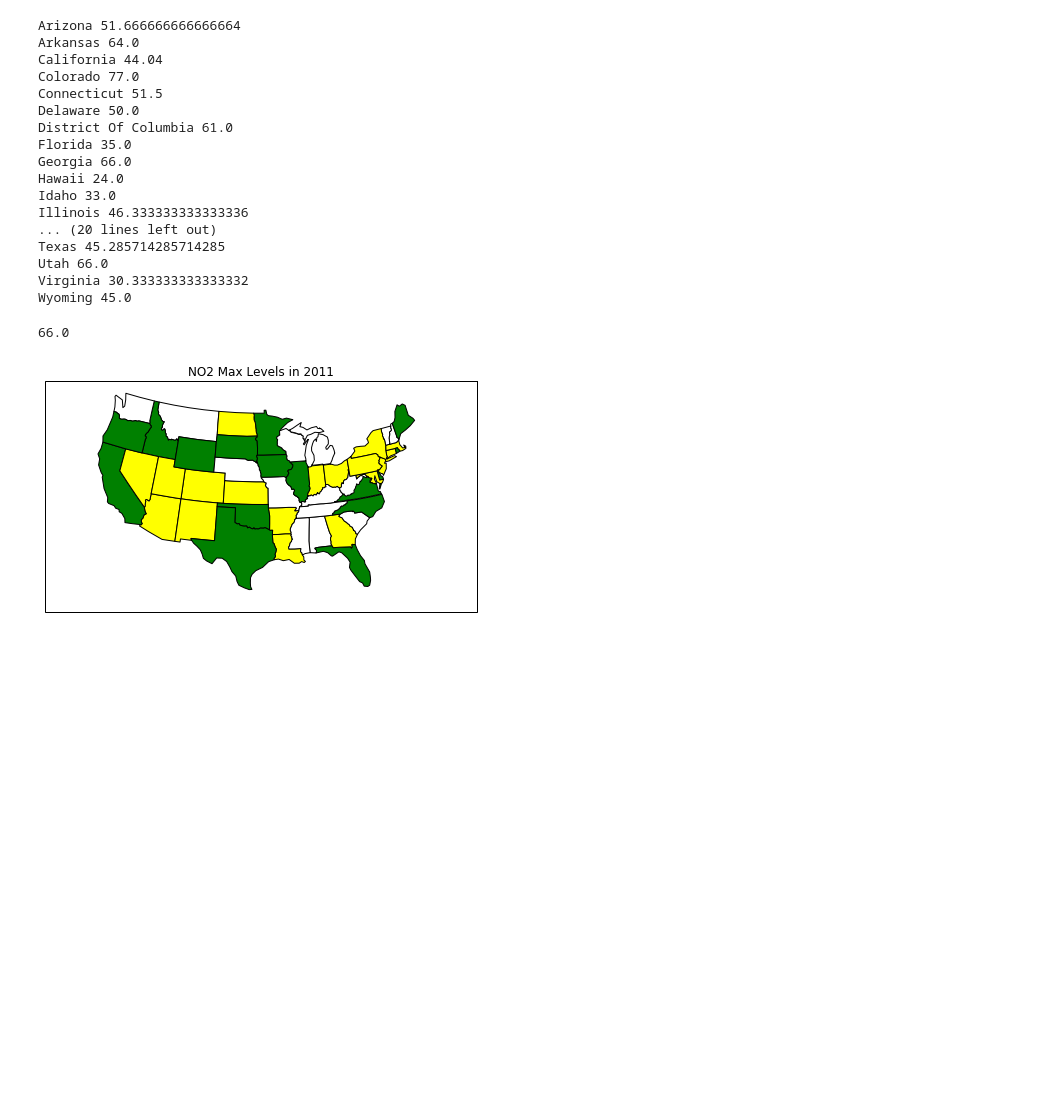
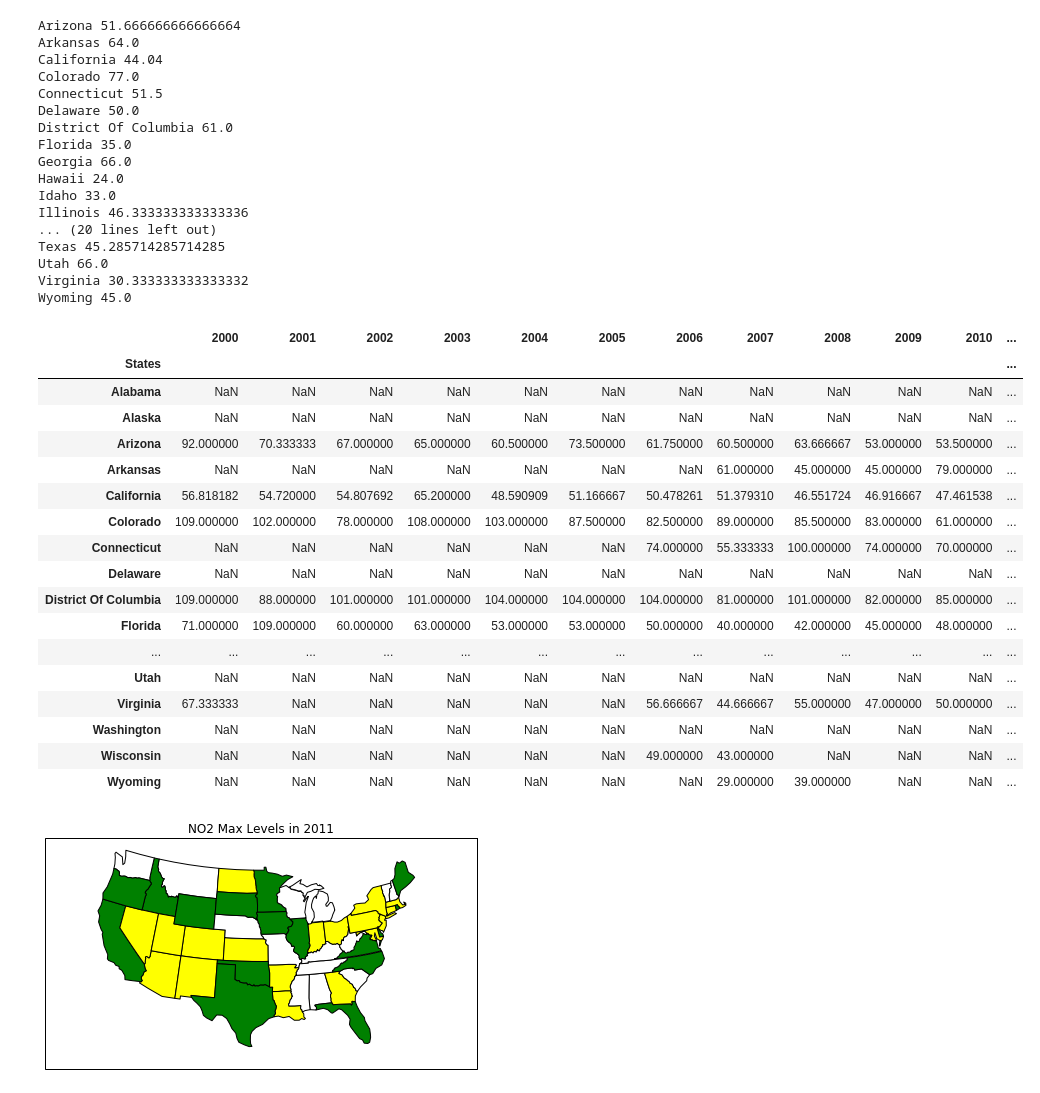
Before and after one commit to jaeglee94/allHomework, a Jupyter notebook: 7 1st Project/Untitled.ipynb, the cells around one changed output. Saved outputs shown, nothing was run; the diff lists cells and outputs as text; code cells hidden in the pictures; blank space fills up the shorter version.

```diff
--- a/7 1st Project/Untitled.ipynb
+++ b/7 1st Project/Untitled.ipynb
@@ -84,8 +83,41 @@ Texas 45.285714285714285
 Utah 66.0
 Virginia 30.333333333333332
 Wyoming 45.0
-# %%
-poll2011["Utah"]
-# %% [output]
-66.0
+# %%
+no2df = cleanDF.reset_index()[['State','Date Local','NO2 AQI']]
+no2df["Year"] = ""
+no2df["Year"] = no2df["Date Local"].dt.year
+stateList = no2df["State"].unique()
+yearList=no2df["Year"].unique()
+yearList.sort()
+finalno2DF = pd.DataFrame({"States":stateList})
+finalno2DF =finalno2DF.set_index("States")
+
+for year in yearList:
+    holdDF = pd.DataFrame()
+    holdDF = holdDF.iloc[0:0]
+    holdDF = no2df[no2df["Year"]==year]
+    holdDF = holdDF.groupby(["State"]).max()
+    finalno2DF[str(year)] = holdDF["NO2 AQI"]
+
+finalno2DF
+# %% [output]
+|  | 2000 | 2001 | 2002 | 2003 | 2004 | 2005 | 2006 | 2007 | 2008 | 2009 | 2010 | ... |
+| States |  |  |  |  |  |  |  |  |  |  |  | ... |
+| Alabama | NaN | NaN | NaN | NaN | NaN | NaN | NaN | NaN | NaN | NaN | NaN | ... |
+| Alaska | NaN | NaN | NaN | NaN | NaN | NaN | NaN | NaN | NaN | NaN | NaN | ... |
+| Arizona | 92.000000 | 70.333333 | 67.000000 | 65.000000 | 60.500000 | 73.500000 | 61.750000 | 60.500000 | 63.666667 | 53.000000 | 53.500000 | ... |
+| Arkansas | NaN | NaN | NaN | NaN | NaN | NaN | NaN | 61.000000 | 45.000000 | 45.000000 | 79.000000 | ... |
+| California | 56.818182 | 54.720000 | 54.807692 | 65.200000 | 48.590909 | 51.166667 | 50.478261 | 51.379310 | 46.551724 | 46.916667 | 47.461538 | ... |
+| Colorado | 109.000000 | 102.000000 | 78.000000 | 108.000000 | 103.000000 | 87.500000 | 82.500000 | 89.000000 | 85.500000 | 83.000000 | 61.000000 | ... |
+| Connecticut | NaN | NaN | NaN | NaN | NaN | NaN | 74.000000 | 55.333333 | 100.000000 | 74.000000 | 70.000000 | ... |
+| Delaware | NaN | NaN | NaN | NaN | NaN | NaN | NaN | NaN | NaN | NaN | NaN | ... |
+| District Of Columbia | 109.000000 | 88.000000 | 101.000000 | 101.000000 | 104.000000 | 104.000000 | 104.000000 | 81.000000 | 101.000000 | 82.000000 | 85.000000 | ... |
+| Florida | 71.000000 | 109.000000 | 60.000000 | 63.000000 | 53.000000 | 53.000000 | 50.000000 | 40.000000 | 42.000000 | 45.000000 | 48.000000 | ... |
+| ... | ... | ... | ... | ... | ... | ... | ... | ... | ... | ... | ... | ... |
+| Utah | NaN | NaN | NaN | NaN | NaN | NaN | NaN | NaN | NaN | NaN | NaN | ... |
+| Virginia | 67.333333 | NaN | NaN | NaN | NaN | NaN | 56.666667 | 44.666667 | 55.000000 | 47.000000 | 50.000000 | ... |
+| Washington | NaN | NaN | NaN | NaN | NaN | NaN | NaN | NaN | NaN | NaN | NaN | ... |
+| Wisconsin | NaN | NaN | NaN | NaN | NaN | NaN | 49.000000 | 43.000000 | NaN | NaN | NaN | ... |
+| Wyoming | NaN | NaN | NaN | NaN | NaN | NaN | NaN | 29.000000 | 39.000000 | NaN | NaN | ... |
 # %%
```
Also changed, not shown: parts of 4 cells of this notebook, 1 other file.
